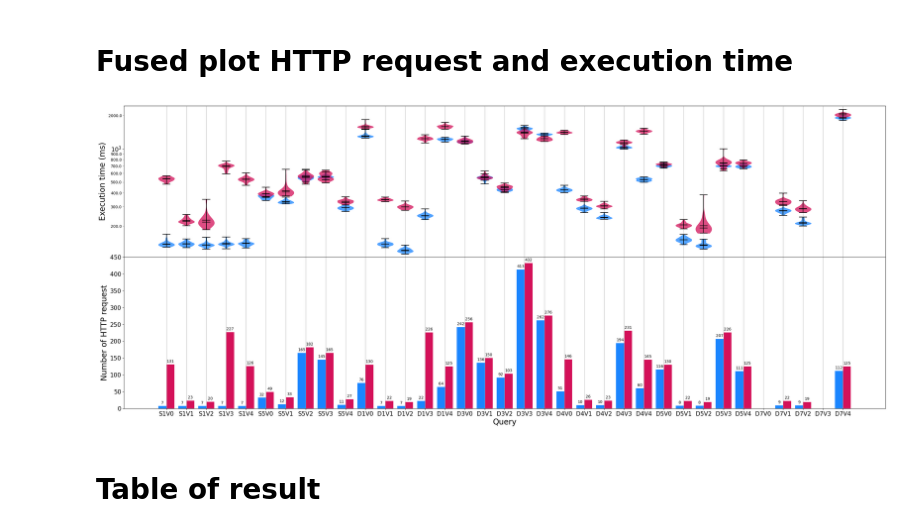
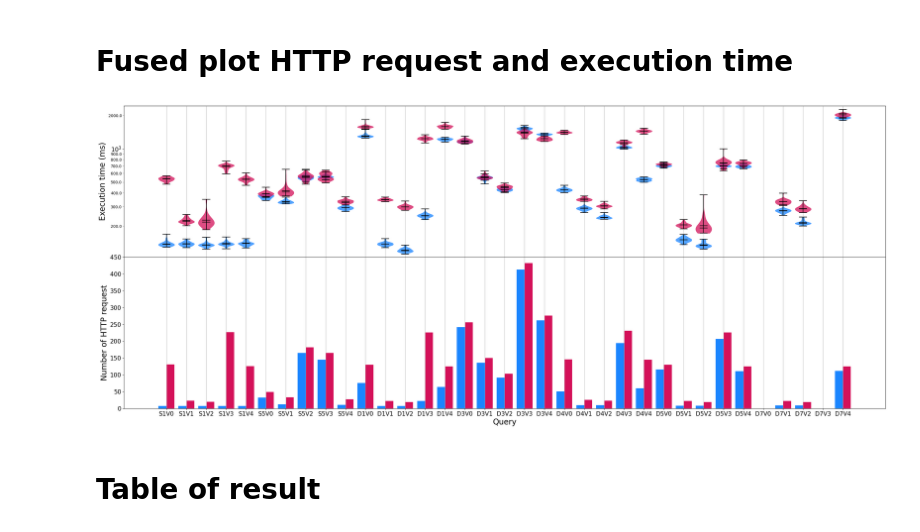
Before and after one commit to constraintAutomaton/amw_shape_index_results, a Jupyter notebook: result/analysis.ipynb, the cells around one changed output. Drawn from its saved outputs; the diff is of its cells as text; code cells hidden in the pictures.

```diff
--- a/result/analysis.ipynb
+++ b/result/analysis.ipynb
@@ -595,35 +595,35 @@ initialIndex = np.linspace(0, 5, 5)
 for query,_ in queries:
     appendPlotExecutionTime(axs[0], query, indexes)
     indexes = np.arange(indexes[-1]+1.25, indexes[-1]+6.25+0.1, 1.25)
 
 
 yaxisIndexes = np.arange(0, 500, 50)
 axs[1].set_yticks(yaxisIndexes)
 axs[1].set_ylim(bottom=0)
 axs[1].grid(axis="x")
 
 xticks = [1.25*i for i in range(0,5*len(queries))]
 axs[1].set_xticks(xticks)
 xtickLabel = []
 for _,label in queriesHttpRequests:
     xtickLabel+= ["{}{}".format(label, i) for i in range(0,5)]
 axs[1].set_xticklabels(xtickLabel, fontsize=15)
 axs[1].tick_params(axis='y', labelsize=15)
 
 axs[1].set_xlabel("Query", fontsize=20)
 axs[1].set_ylabel("Number of HTTP request", fontsize=20)
 
 indexes =  np.linspace(0, 5, 5)
 initialIndex = np.linspace(0, 5, 5)
 
 for query,_ in queriesHttpRequests:
-    appendPlotHttpRequest(axs[1], query, indexes)
+    appendPlotHttpRequest(axs[1], query, indexes, False)
     indexes = np.arange(indexes[-1]+1.25, indexes[-1]+6.25+0.1, 1.25)
 
 pathCombinedPlot = os.path.join(figureFolder,"combined.svg")
 fig.savefig(pathCombinedPlot)
 # %% [output]
-[figure, old version]
+[figure, new version]
 # %% [markdown]
 # Table of result
 # %% [markdown]
```
Also changed, not shown: 3 other files.
